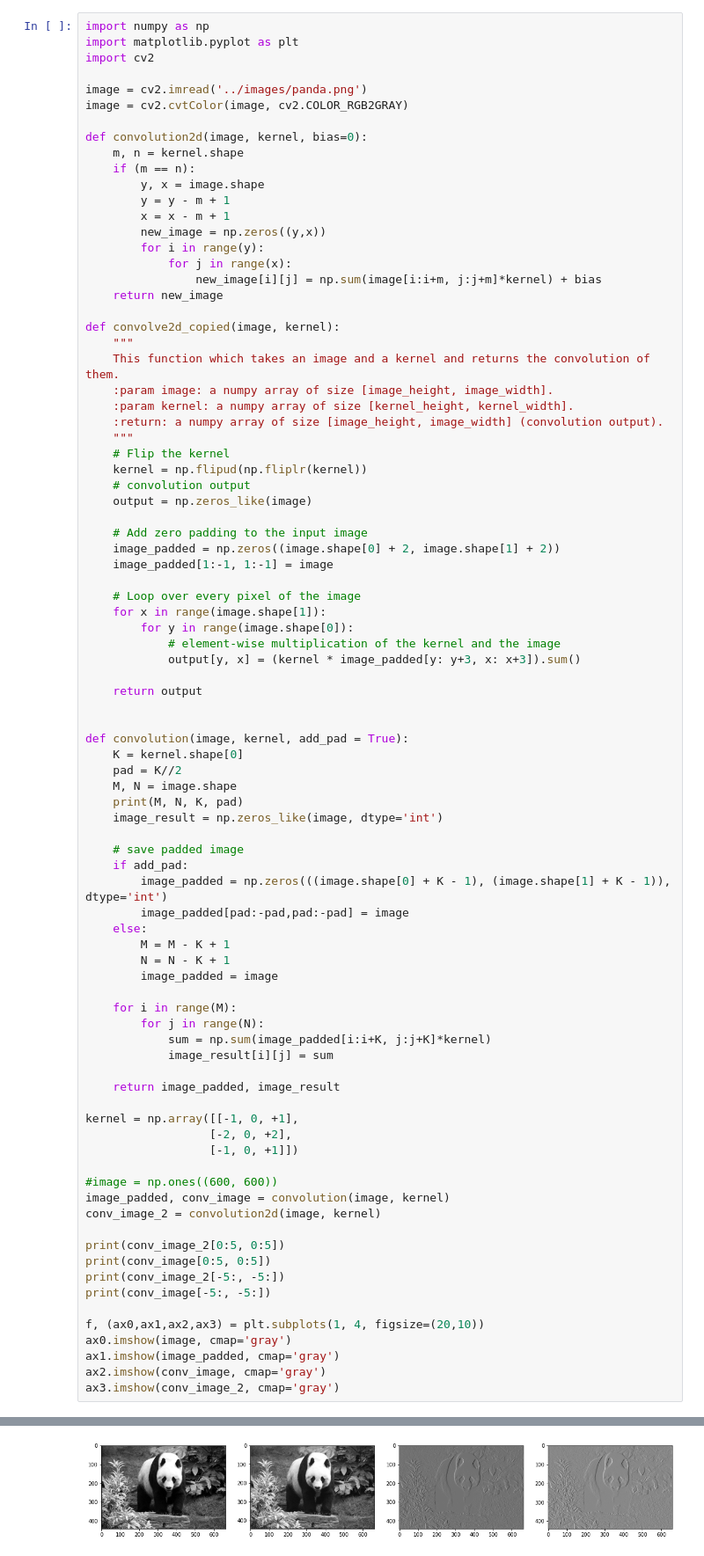
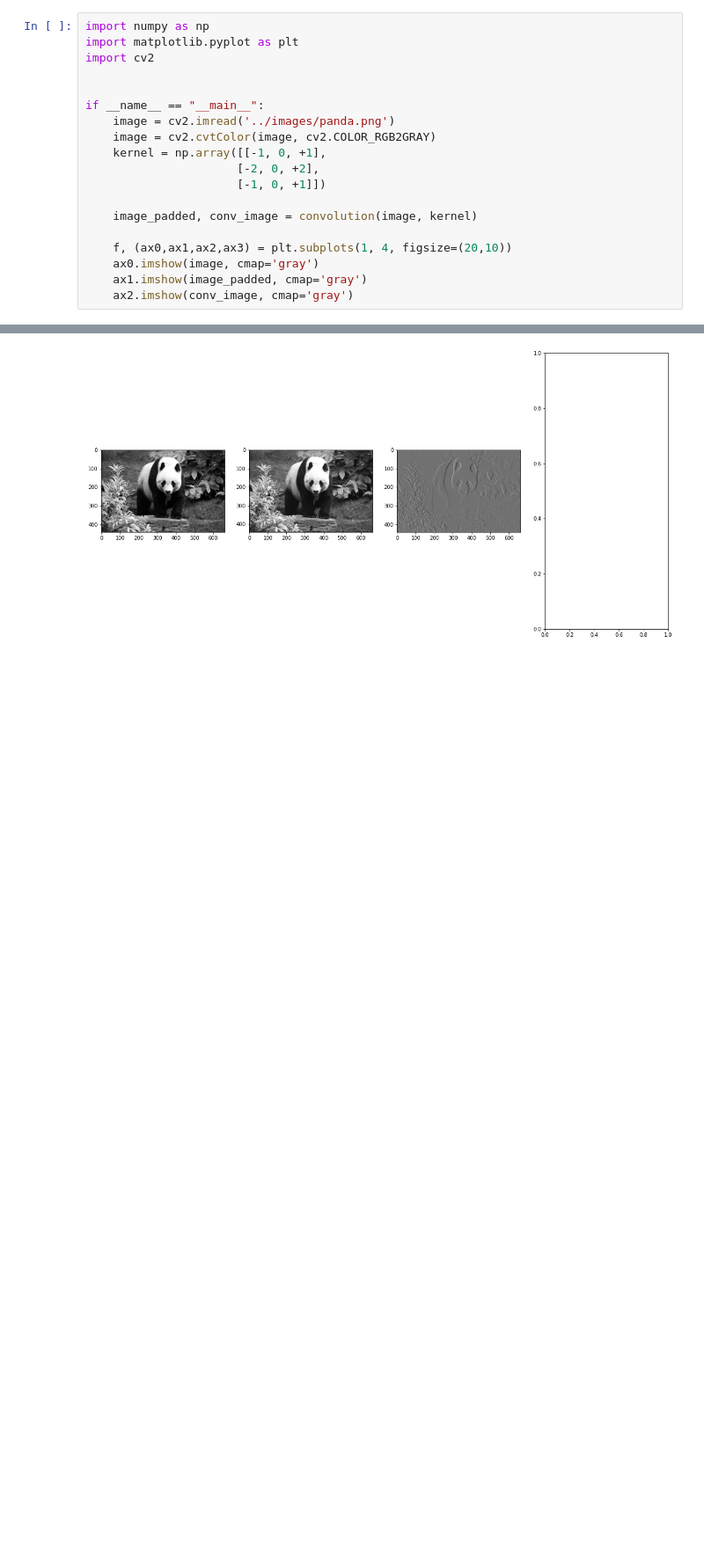
Before and after one commit to bc-jmoork/computer_vision, a Jupyter notebook: src/convolution.ipynb, the cells around one changed output, grey strips where cells are left out. Shown: that part at 88% size. Saved outputs shown, nothing was run; the diff lists cells and outputs as text; blank space fills up the shorter version.

```diff
--- a/src/convolution.ipynb
+++ b/src/convolution.ipynb
@@ -3,85 +3,18 @@ import numpy as np
 import matplotlib.pyplot as plt
 import cv2
 
-image = cv2.imread('../images/panda.png')
-image = cv2.cvtColor(image, cv2.COLOR_RGB2GRAY)
 
-def convolution2d(image, kernel, bias=0):
-    m, n = kernel.shape
-    if (m == n):
-        y, x = image.shape
-        y = y - m + 1
-        x = x - m + 1
-        new_image = np.zeros((y,x))
-        for i in range(y):
-            for j in range(x):
-                new_image[i][j] = np.sum(image[i:i+m, j:j+m]*kernel) + bias
-    return new_image
+if __name__ == "__main__":
+    image = cv2.imread('../images/panda.png')
+    image = cv2.cvtColor(image, cv2.COLOR_RGB2GRAY)
+    kernel = np.array([[-1, 0, +1],
+                      [-2, 0, +2],
+                      [-1, 0, +1]])
 
-def convolve2d_copied(image, kernel):
-    """
-    This function which takes an image and a kernel and returns the convolution of them.
-    :param image: a numpy array of size [image_height, image_width].
-    :param kernel: a numpy array of size [kernel_height, kernel_width].
-    :return: a numpy array of size [image_height, image_width] (convolution output).
-    """
-    # Flip the kernel
-    kernel = np.flipud(np.fliplr(kernel))
-    # convolution output
-    output = np.zeros_like(image)
+    image_padded, conv_image = convolution(image, kernel)
 
-    # Add zero padding to the input image
-    image_padded = np.zeros((image.shape[0] + 2, image.shape[1] + 2))
-    image_padded[1:-1, 1:-1] = image
-
-    # Loop over every pixel of the image
-    for x in range(image.shape[1]):
-        for y in range(image.shape[0]):
-            # element-wise multiplication of the kernel and the image
-            output[y, x] = (kernel * image_padded[y: y+3, x: x+3]).sum()
-
-    return output
-
-
-def convolution(image, kernel, add_pad = True):
-    K = kernel.shape[0]
-    pad = K//2
-    M, N = image.shape
-    print(M, N, K, pad)
-    image_result = np.zeros_like(image, dtype='int')
-
-    # save padded image
-    if add_pad:
-        image_padded = np.zeros(((image.shape[0] + K - 1), (image.shape[1] + K - 1)), dtype='int')
-        image_padded[pad:-pad,pad:-pad] = image
-    else:
-        M = M - K + 1
-        N = N - K + 1
-        image_padded = image
-
-    for i in range(M):
-        for j in range(N):
-            sum = np.sum(image_padded[i:i+K, j:j+K]*kernel)
-            image_result[i][j] = sum
-
-    return image_padded, image_result
-
-kernel = np.array([[-1, 0, +1],
-                  [-2, 0, +2],
-                  [-1, 0, +1]])
-
-#image = np.ones((600, 600))
-image_padded, conv_image = convolution(image, kernel)
-conv_image_2 = convolution2d(image, kernel)
-
-print(conv_image_2[0:5, 0:5])
-print(conv_image[0:5, 0:5])
-print(conv_image_2[-5:, -5:])
-print(conv_image[-5:, -5:])
-
-f, (ax0,ax1,ax2,ax3) = plt.subplots(1, 4, figsize=(20,10))
-ax0.imshow(image, cmap='gray')
-ax1.imshow(image_padded, cmap='gray')
-ax2.imshow(conv_image, cmap='gray')
-ax3.imshow(conv_image_2, cmap='gray')
+    f, (ax0,ax1,ax2,ax3) = plt.subplots(1, 4, figsize=(20,10))
+    ax0.imshow(image, cmap='gray')
+    ax1.imshow(image_padded, cmap='gray')
+    ax2.imshow(conv_image, cmap='gray')
 # %% [output]
@@ -106 +21 @@ ax3.imshow(conv_image_2, cmap='gray')
-[figure, old version]
+[figure, new version]
```
Also changed, not shown: parts of 1 cell of this notebook, 2 other files.
